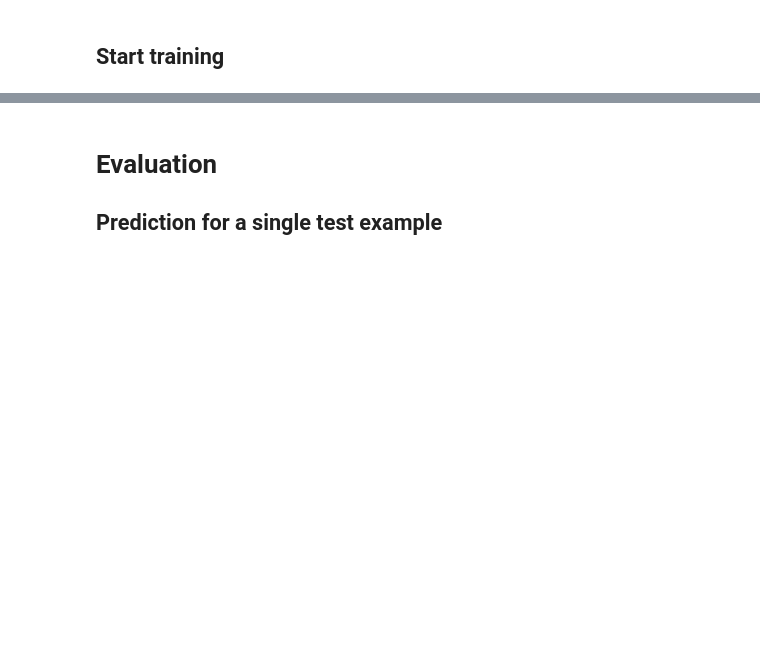
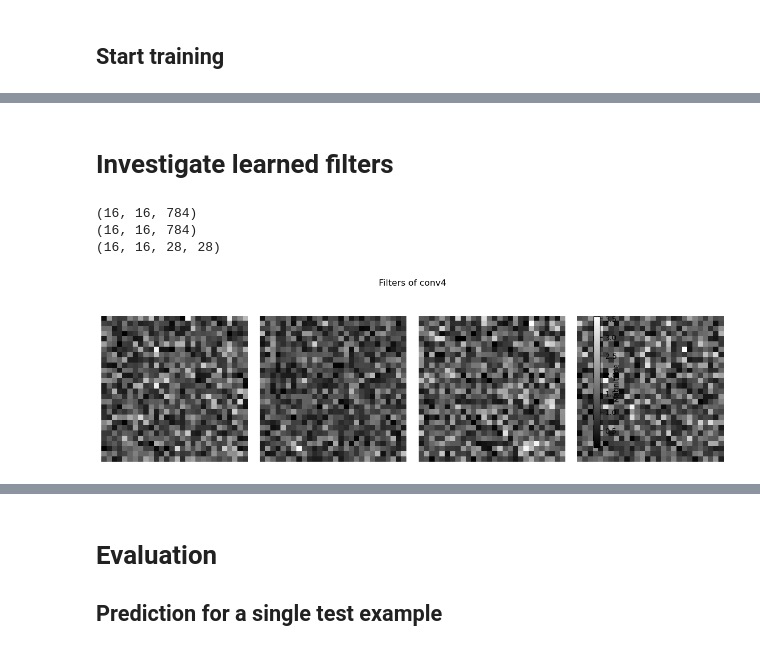
Before and after one commit to FsMarcoTU/fashion_mnist_tests, a Jupyter notebook: 240605_fourier_conv_concentric.ipynb, the cells around one changed output, grey strips where cells are left out. Drawn from its saved outputs; the diff is of its cells as text; code cells hidden in the pictures; blank space fills up the shorter version.

```diff
--- a/240605_fourier_conv_concentric.ipynb
+++ b/240605_fourier_conv_concentric.ipynb
@@ -648,0 +637,46 @@ KeyboardInterrupt:
+# %% [markdown]
+# Investigate learned filters
+# %%
+def plot_filters(model, layer_name, num_filters, figsize=(8, 4)):
+    # Get the convolutional layer by name
+    conv_layer = getattr(model, layer_name)
+
+    # Extract the real and imaginary weights from the convolutional layer
+    real_weights = conv_layer.real_weights.detach().cpu().numpy()
+    imag_weights = conv_layer.imag_weights.detach().cpu().numpy()
+    print(real_weights.shape)
+    # Combine the real and imaginary weights to form the complex weights
+    complex_weights = real_weights + 1j * imag_weights
+    print(complex_weights.shape)
+    # Create the kernel with the specified structure
+    kernel = conv_layer.wrap_pixels(torch.from_numpy(complex_weights), conv_layer.square_size, conv_layer.input_size).numpy()
+    # Convert complex-valued filters to magnitude
+    filters_magnitude = np.abs(kernel)
+    print(filters_magnitude.shape)
+    # Create a figure and subplots
+    fig, axes = plt.subplots(1, num_filters, figsize=figsize)
+
+    # Plot each filter
+    for i in range(num_filters):
+        ax = axes[i]
+        im = ax.imshow(filters_magnitude[i, 0], cmap='gray')
+        ax.axis('off')
+
+    # Set the title of the figure
+    fig.suptitle(f'Filters of {layer_name}')
+    cbar = fig.colorbar(im, ax=axes.ravel().tolist(), shrink=0.8)
+    cbar.ax.set_ylabel('Magnitude', rotation=90, va='bottom')
+    # Adjust the spacing between subplots
+    plt.tight_layout()
+    # Display the plot
+    plt.show()
+# %%
+layer_name = 'conv4'  # Specify the name of the convolutional layer
+num_filters = 4 # Specify the number of filters to plot
+
+plot_filters(model, layer_name, num_filters, figsize=(12,4))
+# %% [output]
+(16, 16, 784)
+(16, 16, 784)
+(16, 16, 28, 28)
+[figure, added]
```
Also changed, not shown: parts of 6 cells of this notebook, 1 other file.
